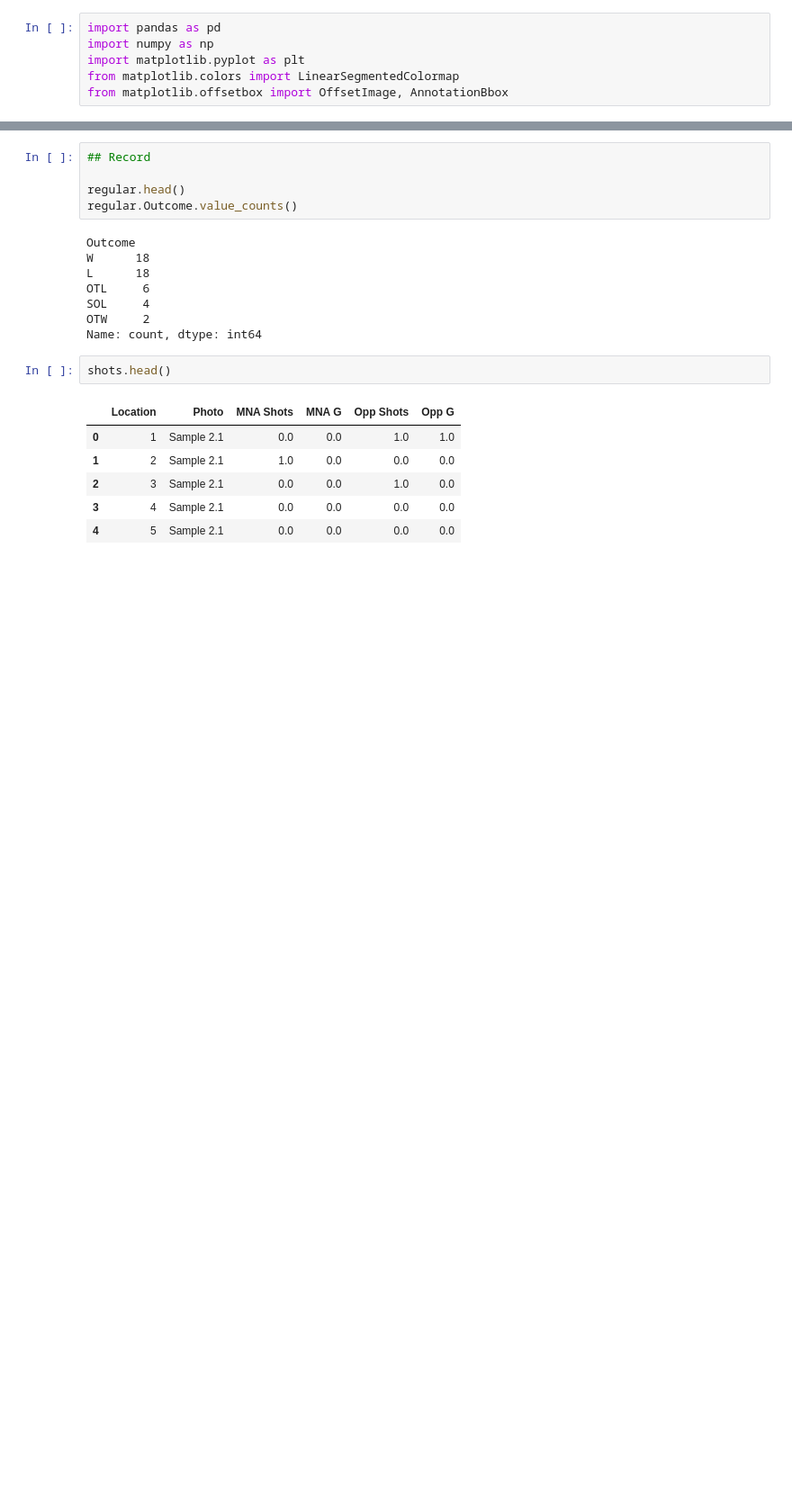
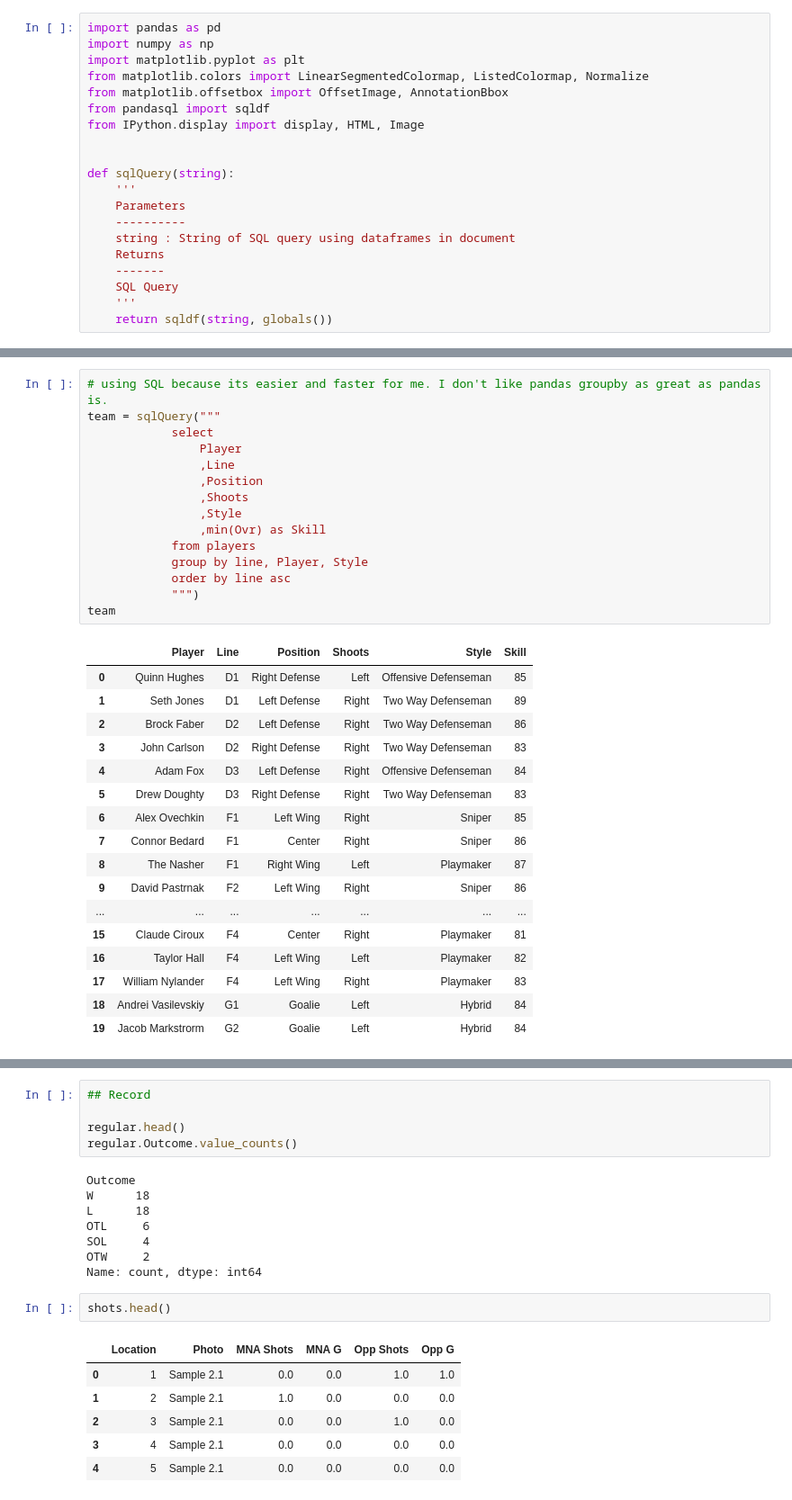
Before and after one commit to callawayh/HUT, a Jupyter notebook: Hut Aftermath.ipynb, the cells around one changed output, grey strips where cells are left out. Shown at 90% size. Saved outputs shown, nothing was run; the diff lists cells and outputs as text; blank space fills up the shorter version.

```diff
--- a/Hut Aftermath.ipynb
+++ b/Hut Aftermath.ipynb
@@ -4,5 +14,19 @@
 import pandas as pd
 import numpy as np
 import matplotlib.pyplot as plt
-from matplotlib.colors import LinearSegmentedColormap
+from matplotlib.colors import LinearSegmentedColormap, ListedColormap, Normalize
 from matplotlib.offsetbox import OffsetImage, AnnotationBbox
+from pandasql import sqldf
+from IPython.display import display, HTML, Image
+
+
+def sqlQuery(string):
+    '''
+    Parameters
+    ----------
+    string : String of SQL query using dataframes in document
+    Returns
+    -------
+    SQL Query
+    '''
+    return sqldf(string, globals())
@@ -20,0 +66,33 @@ shots.fillna(0, inplace = True)
+# %%
+# using SQL because its easier and faster for me. I don't like pandas groupby as great as pandas is.
+team = sqlQuery("""
+            select
+                Player
+                ,Line
+                ,Position
+                ,Shoots
+                ,Style
+                ,min(Ovr) as Skill
+            from players
+            group by line, Player, Style
+            order by line asc
+            """)
+team
+# %% [output]
+|  | Player | Line | Position | Shoots | Style | Skill |
+| 0 | Quinn Hughes | D1 | Right Defense | Left | Offensive Defenseman | 85 |
+| 1 | Seth Jones | D1 | Left Defense | Right | Two Way Defenseman | 89 |
+| 2 | Brock Faber | D2 | Left Defense | Right | Two Way Defenseman | 86 |
+| 3 | John Carlson | D2 | Right Defense | Right | Two Way Defenseman | 83 |
+| 4 | Adam Fox | D3 | Left Defense | Right | Offensive Defenseman | 84 |
+| 5 | Drew Doughty | D3 | Right Defense | Right | Two Way Defenseman | 83 |
+| 6 | Alex Ovechkin | F1 | Left Wing | Right | Sniper | 85 |
+| 7 | Connor Bedard | F1 | Center | Right | Sniper | 86 |
+| 8 | The Nasher | F1 | Right Wing | Left | Playmaker | 87 |
+| 9 | David Pastrnak | F2 | Left Wing | Right | Sniper | 86 |
+| ... | ... | ... | ... | ... | ... | ... |
+| 15 | Claude Ciroux | F4 | Center | Right | Playmaker | 81 |
+| 16 | Taylor Hall | F4 | Left Wing | Left | Playmaker | 82 |
+| 17 | William Nylander | F4 | Left Wing | Right | Playmaker | 83 |
+| 18 | Andrei Vasilevskiy | G1 | Goalie | Left | Hybrid | 84 |
+| 19 | Jacob Markstrorm | G2 | Goalie | Left | Hybrid | 84 |
```
Also changed, not shown: parts of 30 cells of this notebook.
